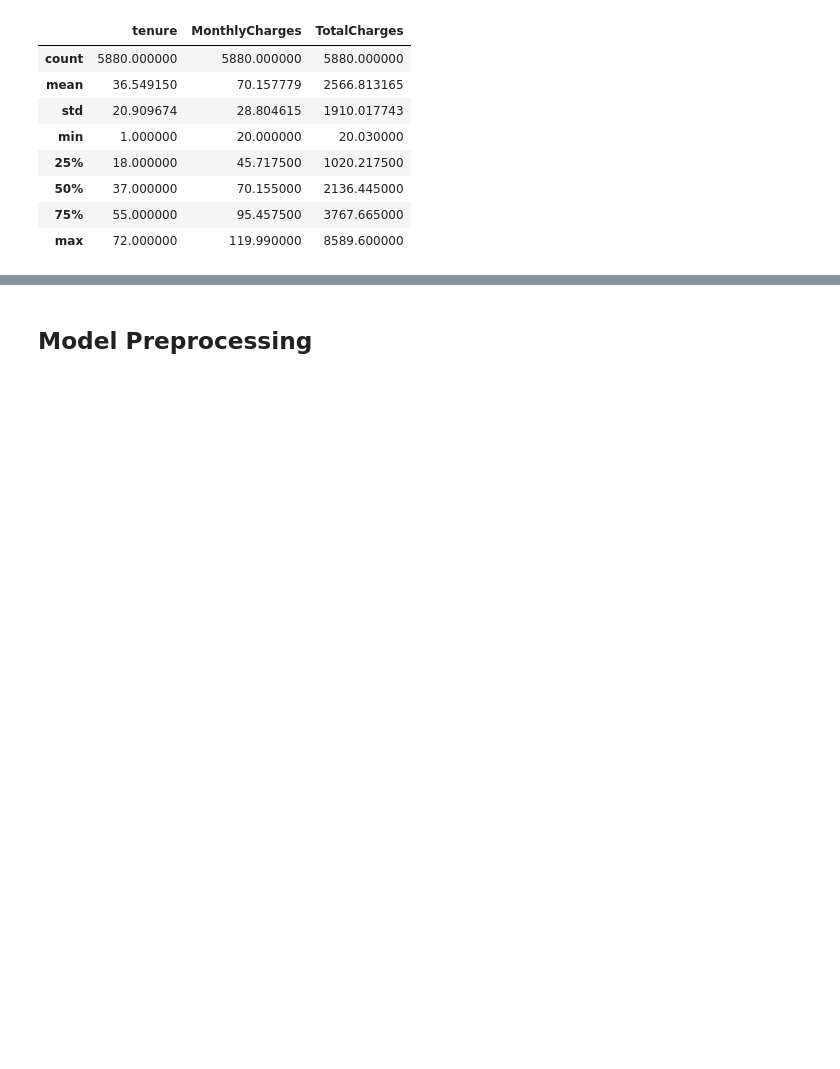
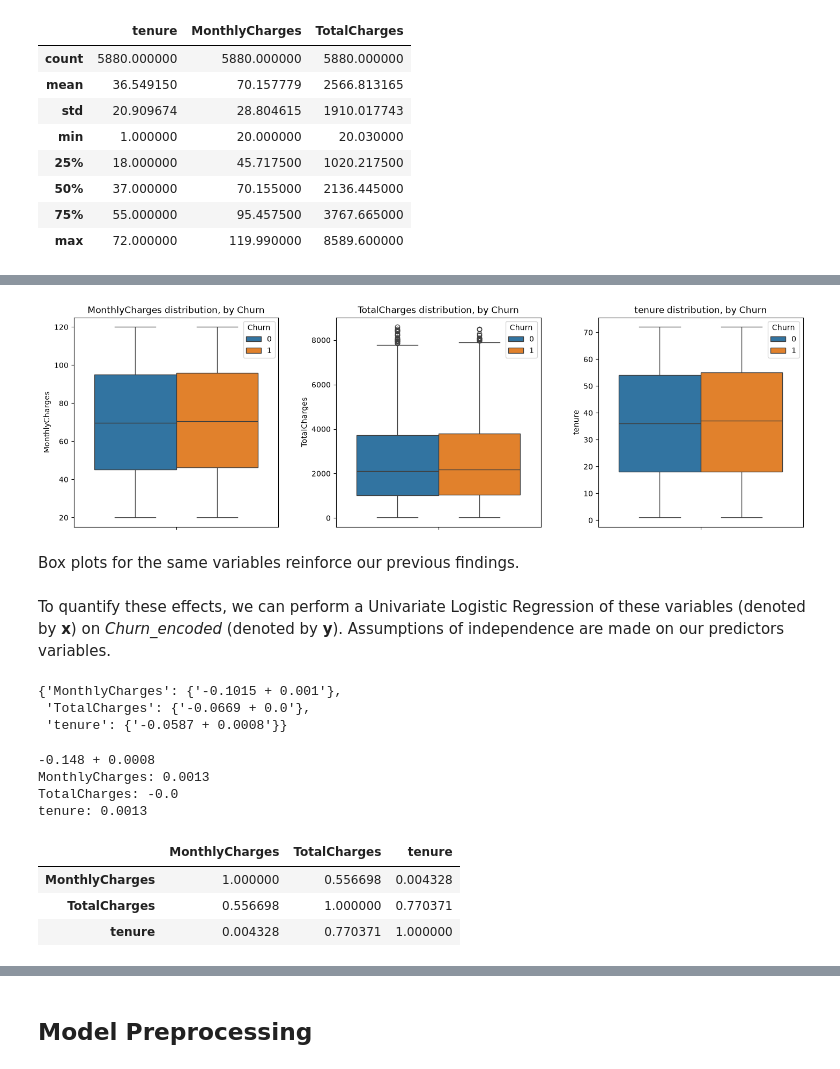
Before and after one commit to aneesakram/customer-churn-prediction, a Jupyter notebook: churnModel.ipynb, the cells around one changed output, grey strips where cells are left out. Cells and saved outputs as stored; diff of their text form; code cells hidden in the pictures; blank space fills up the shorter version.

```diff
--- a/churnModel.ipynb
+++ b/churnModel.ipynb
@@ -134,0 +188,68 @@ sns.histplot(df, x="MonthlyCharges", hue="Churn")
+# %%
+fig, axes = plt.subplots(1, 3, figsize=(15,5))
+
+sns.boxplot(df, y='MonthlyCharges', hue="Churn", ax=axes[0])
+axes[0].set_title("MonthlyCharges distribution, by Churn")
+
+sns.boxplot(df, y='TotalCharges', hue="Churn", ax=axes[1])
+axes[1].set_title("TotalCharges distribution, by Churn")
+
+sns.boxplot(df, y='tenure', hue="Churn", ax=axes[2])
+axes[2].set_title("tenure distribution, by Churn")
+
+plt.tight_layout(pad=3)
+# %% [output]
+[figure, added]
+# %% [markdown]
+Box plots for the same variables reinforce our previous findings.
+# %% [markdown]
+To quantify these effects, we can perform a Univariate Logistic Regression of these variables (denoted by **x**) on *Churn_encoded* (denoted by **y**). Assumptions of independence are made on our predictors variables.
+# %%
+def univariate_lr(X, y):
+
+    reg = LogisticRegression(random_state=42)
+    dependent_var = df[y]
+    expressions = {}
+    for x in X:
+        independent_var = df[x].values.reshape(-1,1)
+        reg.fit(independent_var, dependent_var)
+
+        coef = reg.coef_[0][0]
+        intercept = reg.intercept_[0]
+
+        expressions[x] ={f"{np.round(intercept,4)} + {np.round(coef,4)}"}
+
+    return expressions
+
+univariate_lr(['MonthlyCharges', "TotalCharges", "tenure"], "Churn")
+# %% [output]
+{'MonthlyCharges': {'-0.1015 + 0.001'},
+ 'TotalCharges': {'-0.0669 + 0.0'},
+ 'tenure': {'-0.0587 + 0.0008'}}
+# %%
+# Multivariate approach
+
+reg = LogisticRegression(random_state=42)
+X = df[['MonthlyCharges', "TotalCharges", "tenure"]]
+y = df["Churn"]
+
+reg.fit(X, y)
+
+print(f"{np.round(reg.intercept_[0],4)} + {np.round(np.average(reg.coef_[0]),4)}")
+print(f"MonthlyCharges: {np.round(reg.coef_[0][0],4)}")
+print(f"TotalCharges: {np.round(reg.coef_[0][1],4)}")
+print(f"tenure: {np.round(reg.coef_[0][2],4)}")
+# %% [output]
+-0.148 + 0.0008
+MonthlyCharges: 0.0013
+TotalCharges: -0.0
+tenure: 0.0013
+# %%
+# Multicollinearity Test via correlation tests among continous predictors
+
+df[['MonthlyCharges', "TotalCharges", "tenure"]].corr()
+# %% [output]
+|  | MonthlyCharges | TotalCharges | tenure |
+| MonthlyCharges | 1.000000 | 0.556698 | 0.004328 |
+| TotalCharges | 0.556698 | 1.000000 | 0.770371 |
+| tenure | 0.004328 | 0.770371 | 1.000000 |
```
Also changed, not shown: parts of 25 cells of this notebook, 1 other file.
